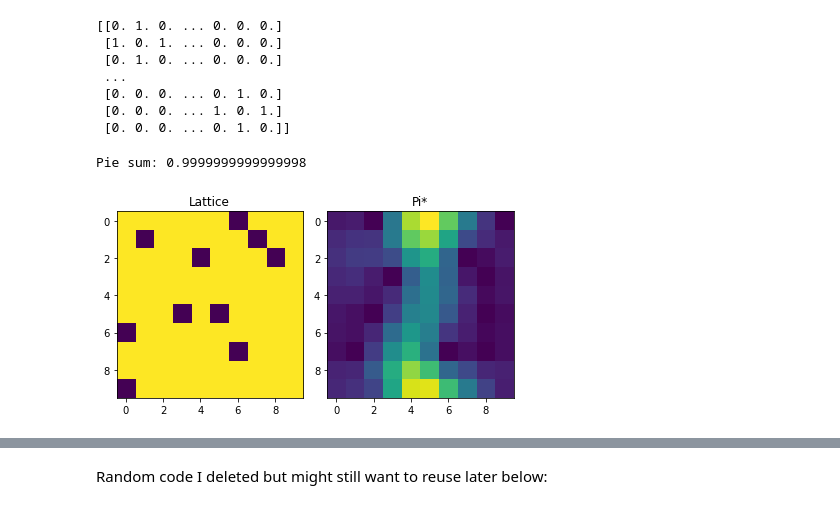
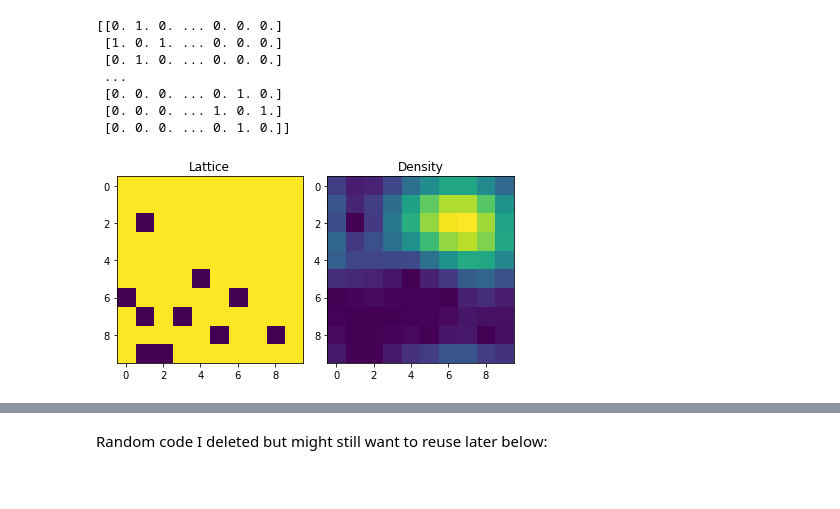
Before and after one commit to savibatuan/PHYS486-S22, a Jupyter notebook: FinalProject/Final_Project.ipynb, the cells around one changed output, grey strips where cells are left out. Saved outputs shown, nothing was run; the diff lists cells and outputs as text; code cells hidden in the pictures.

Commit message:
Fixed graph, added probabilities to movement, need to fix bug in last line of prob

```diff
--- a/FinalProject/Final_Project.ipynb
+++ b/FinalProject/Final_Project.ipynb
@@ -78,7 +81,6 @@ plt.show()
 **Max Entopy Random Walk with Defects**
 # %%
 #Setting up the same initial conditions as the generic random walk
-
 step = 1000
 grid = 10
 
@@ -95,6 +97,9 @@ def matrix(grid):
   rows = grid
   cols = grid
   return rows, cols
+
+rows, cols = matrix(grid)
+full_grid = rows*cols
 # %%
 #Setting the intial conditions for the density
 
@@ -142,20 +213,30 @@ def add_defects(initial_matrix, num_defects):
 # %%
 matrix = create_matrix(grid)
 matrix = add_defects(matrix, num_defects)
+Lattice = add_to_graph(matrix)
 
+#Diagonalize the matrix to find eigenvalues
 diag_adj = np.diag(matrix)
 
+#Find the eigenvalues and eigenvectors
 eig_values, eig_vectors = la.eig(matrix)
 
+#Imaginary parts are set to zero, if they are close to zero
 eig_values = np.real_if_close(eig_values, tol=1)
 eig_vectors = np.real_if_close(eig_vectors, tol=1)
 
+#Find the maximum eigenvalue, this will determine where the "most traveled" part of the simulation would be
 max_Evalue = np.amax(eig_values)
+
+#Find the placement of the largest eigenvalue
 max_index = np.where(eig_values == np.amax(eig_values))
+
+#Transposes the eigenvectors with index 0
 max_Evector = eig_vectors.T[0]
 
-pie_star= np.zeros((grid*grid))
-pie_starD= np.zeros((grid*grid))
+
+density= np.zeros((grid*grid))
+eig_density= np.zeros((grid*grid))
 pie_sum=0
 # %% [output]
 [[0. 1. 0. ... 0. 0. 0.]
@@ -167,19 +248,18 @@ pie_sum=0
  [0. 0. 0. ... 0. 1. 0.]]
 # %%
 for i in range (grid*grid):
-    pie_starD[i] = max_Evalue * max_Evalue
-    pie_star[i]= max_Evector[i] * max_Evector[i]
-    pie_sum += pie_star[i]
-pie_star=np.reshape(pie_star,[grid,grid])
-pie_starD=np.reshape(pie_starD,[grid,grid])
+    eig_density[i] = eig_vectors.T[0][i] * eig_vectors.T[0][i]
+    density[i]= max_Evector[i] * max_Evector[i]
+    pie_sum += density[i]
+density=np.reshape(density,[grid,grid])
+eig_density=np.reshape(eig_density,[grid,grid])
 
-print("Pie sum:", pie_sum)
+#print("Movement Density: ", density)
 fig, axs = plt.subplots(1, 2)
 axs[0].imshow(Lattice.T)
 axs[0].set_title("Lattice")
-axs[1].imshow(pie_star.T)
-axs[1].set_title("Pi*")
+axs[1].imshow(density.T)
+axs[1].set_title("Density")
 fig.tight_layout()
 # %% [output]
-Pie sum: 0.9999999999999998
-[figure, old version]
+[figure, new version]
```
Also changed, not shown: parts of 5 cells of this notebook.
